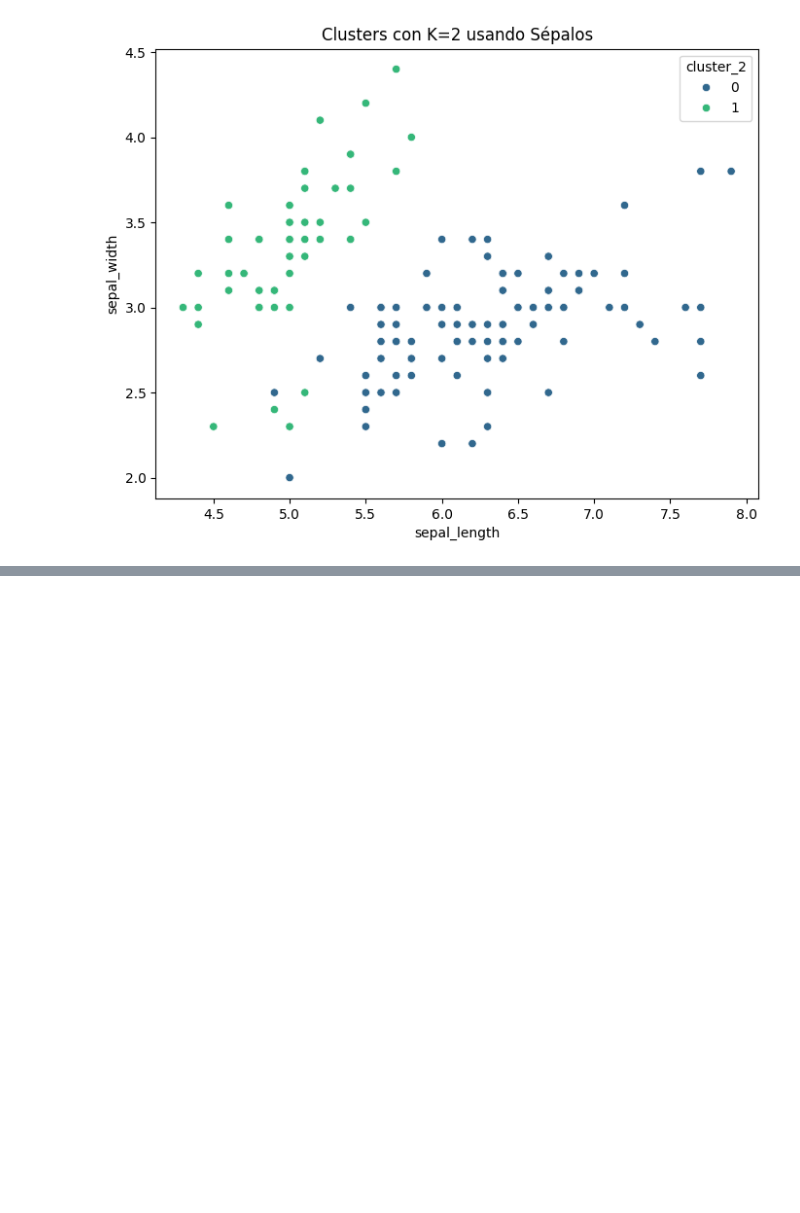
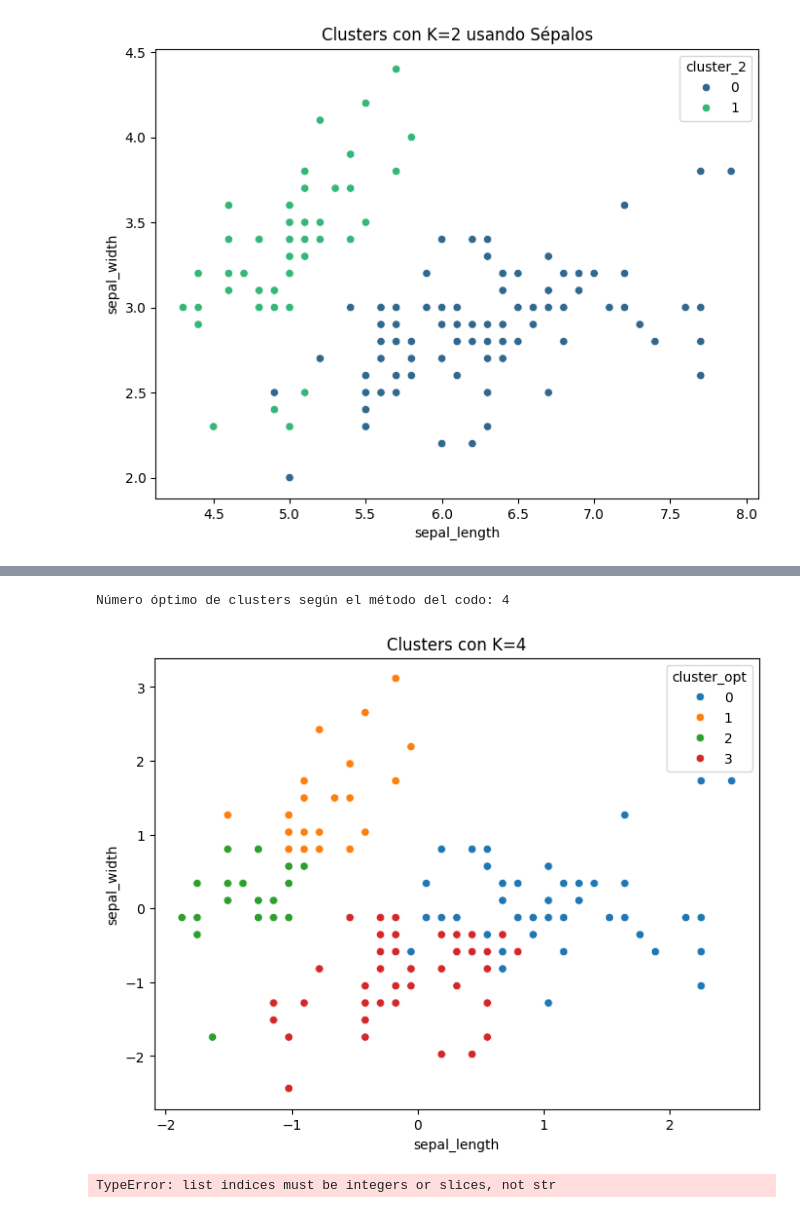
Before and after one commit to Riv2oo4/HT2_CLUSTERING, a Jupyter notebook: cluster.ipynb, the cells around one changed output, grey strips where cells are left out. Saved outputs shown, nothing was run; the diff lists cells and outputs as text; code cells hidden in the pictures; blank space fills up the shorter version.

```diff
--- a/cluster.ipynb
+++ b/cluster.ipynb
@@ -30,0 +74,30 @@ plt.show()
+# %%
+# Encontrar el codo con Kneed
+knee_locator = KneeLocator(k_range, wcss, curve="convex", direction="decreasing")
+k_optimo = knee_locator.elbow
+print(f"Número óptimo de clusters según el método del codo: {k_optimo}")
+# %% [output]
+Número óptimo de clusters según el método del codo: 4
+# %%
+# K-Means con K óptimo
+kmeans_opt = KMeans(n_clusters=k_optimo, random_state=42)
+iris_scaled['cluster_opt'] = kmeans_opt.fit_predict(iris_scaled.iloc[:, :-1])
+# %%
+
+# Visualización de clusters óptimos
+plt.figure(figsize=(8,6))
+sns.scatterplot(x=iris_scaled['sepal_length'], y=iris_scaled['sepal_width'], hue=iris_scaled['cluster_opt'], palette='tab10')
+plt.title(f"Clusters con K={k_optimo}")
+plt.show()
+# %% [output]
+[figure, added]
+# %%
+# Comparación con datos reales
+iris_scaled['species'] = iris_respuesta['species']
+iris_scaled['cluster_opt'] = iris_scaled['cluster_opt'].astype(str)
+plt.figure(figsize=(8,6))
+sns.scatterplot(x=iris_scaled['sepal_length'], y=iris_scaled['sepal_width'], hue=iris_scaled['species'], palette='Set1')
+plt.title("Clusters Reales de las Especies")
+plt.show()
+# %% [output]
+TypeError: list indices must be integers or slices, not str
```
Also changed, not shown: parts of 12 cells of this notebook.
